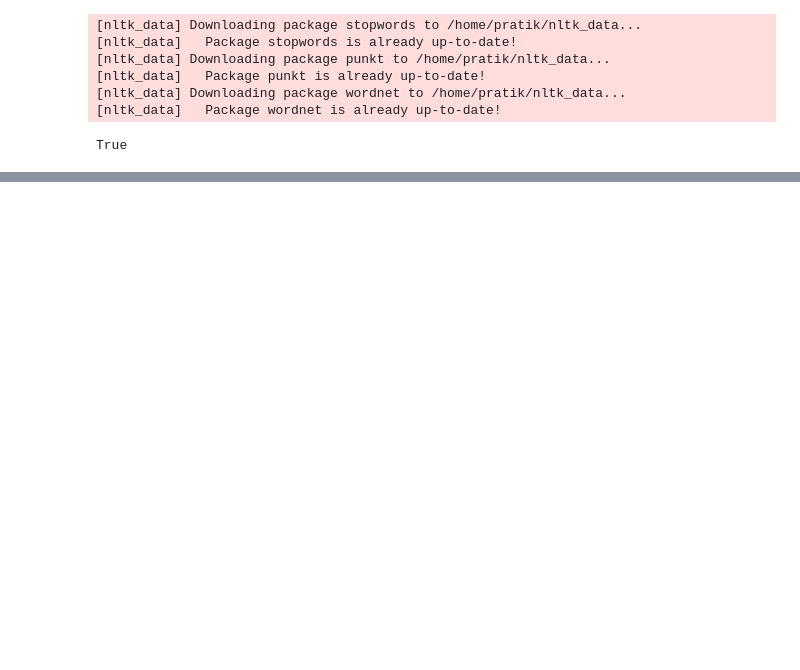
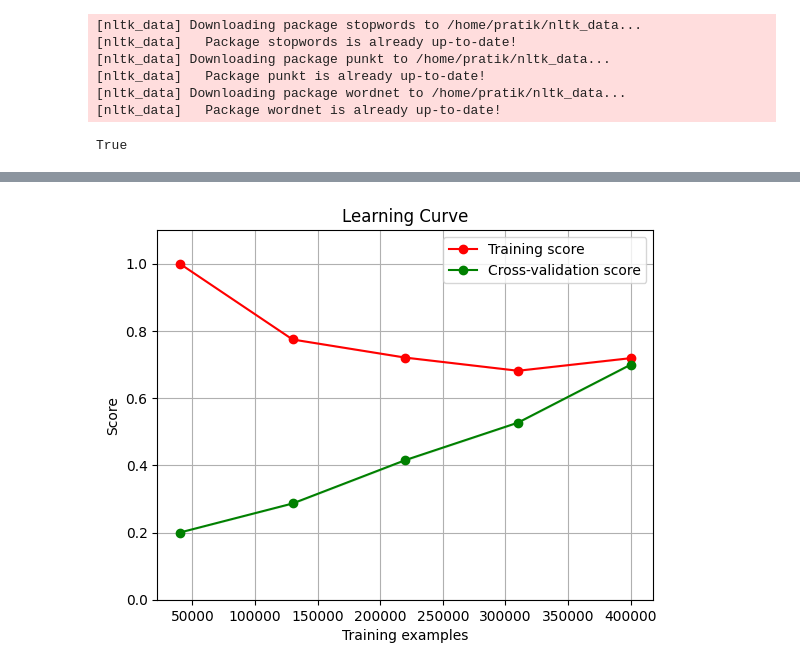
Before and after one commit to sahildongre20/BugSeverityPredictionModel-nlp, a Jupyter notebook: Naive_Bayes_final.ipynb, the cells around one changed output, grey strips where cells are left out. Cells and saved outputs as stored; diff of their text form; code cells hidden in the pictures; blank space fills up the shorter version.

Commit message:
updates models

```diff
--- a/Naive_Bayes_final.ipynb
+++ b/Naive_Bayes_final.ipynb
@@ -216,0 +222,41 @@ pickle.dump(vect, open('pickle_jar/naive_bayes_vect.pkl', 'wb'))
+# %%
+from sklearn.feature_extraction.text import TfidfVectorizer
+from sklearn.naive_bayes import MultinomialNB
+from sklearn.model_selection import learning_curve
+import matplotlib.pyplot as plt
+import numpy as np
+
+# Define the TF-IDF vectorizer
+vectorizer = TfidfVectorizer()
+
+# Fit the vectorizer to the text data and transform it
+X = vectorizer.fit_transform(df['description'])
+y = df['severity']
+
+# Define your Multinomial Naive Bayes model
+nb = MultinomialNB()
+
+# Generate the learning curves
+train_sizes, train_scores, test_scores = learning_curve(nb, X, y, cv=5)
+
+# Calculate the mean and standard deviation of the training and test scores
+train_scores_mean = np.mean(train_scores, axis=1)
+train_scores_std = np.std(train_scores, axis=1)
+test_scores_mean = np.mean(test_scores, axis=1)
+test_scores_std = np.std(test_scores, axis=1)
+
+# Plot the learning curves
+plt.figure()
+plt.title('Learning Curve')
+plt.xlabel('Training examples')
+plt.ylabel('Score')
+plt.ylim(0.0, 1.1)
+plt.grid()
+plt.fill_between(train_sizes, train_scores_mean - train_scores_std, train_scores_mean + train_scores_std, alpha=0.1, color='r')
+plt.fill_between(train_sizes, test_scores_mean - test_scores_std, test_scores_mean + test_scores_std, alpha=0.1, color='g')
+plt.plot(train_sizes, train_scores_mean, 'o-', color='r', label='Training score')
+plt.plot(train_sizes, test_scores_mean, 'o-', color='g', label='Cross-validation score')
+plt.legend(loc='best')
+plt.show()
+# %% [output]
+[figure, added]
```
Also changed, not shown: parts of 16 cells of this notebook, 2 other files.
